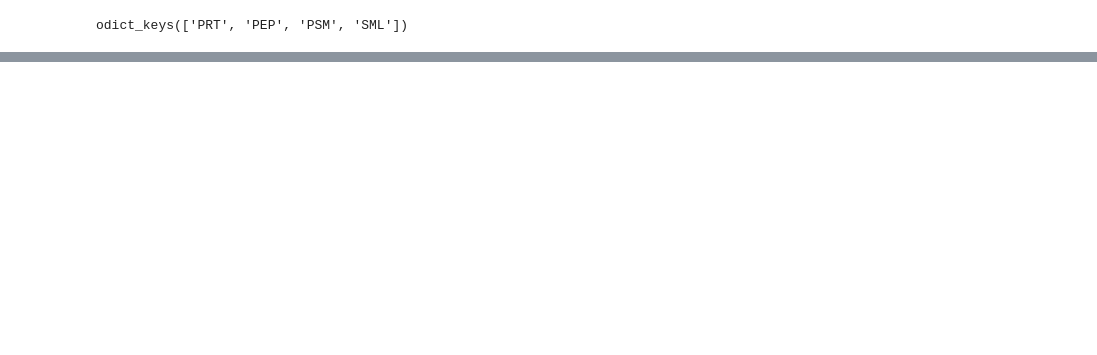
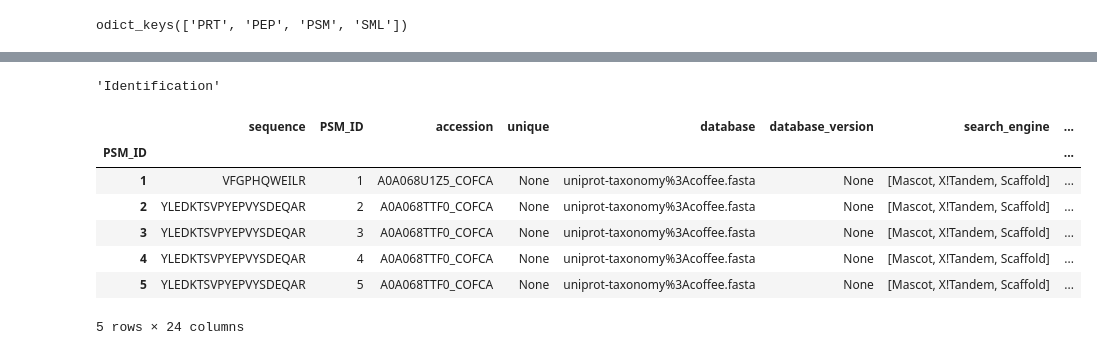
Before and after one commit to tiagocabralborelli/lncRNA, a Jupyter notebook: studies/mztab_study.ipynb, the cells around one changed output, grey strips where cells are left out. Drawn from its saved outputs; the diff is of its cells as text; code cells hidden in the pictures; blank space fills up the shorter version.

```diff
--- a/studies/mztab_study.ipynb
+++ b/studies/mztab_study.ipynb
@@ -28,3 +30,3 @@ from pyteomics import mztab
 # %%
-mztab = mztab.MzTab("/home/tiagoborelli/Documentos/lncRNA/coffie/generated/2experimentos.pride.mztab")
+coffie = mztab.MzTab("/home/tiagoborelli/Documentos/lncRNA/coffie/generated/2experimentos.pride.mztab")
 # %%
@@ -100,0 +36,15 @@ mztab.protein_table[['accession', 'description', 'taxid', 'species', 'database',
+# %%
+coffie.metadata["mzTab-type"]
+# %% [output]
+'Identification'
+# %%
+coffie["PSM"].head()
+# %% [output]
+|  | sequence | PSM_ID | accession | unique | database | database_version | search_engine | ... |
+| PSM_ID |  |  |  |  |  |  |  | ... |
+| 1 | VFGPHQWEILR | 1 | A0A068U1Z5_COFCA | None | uniprot-taxonomy%3Acoffee.fasta | None | [Mascot, X!Tandem, Scaffold] | ... |
+| 2 | YLEDKTSVPYEPVYSDEQAR | 2 | A0A068TTF0_COFCA | None | uniprot-taxonomy%3Acoffee.fasta | None | [Mascot, X!Tandem, Scaffold] | ... |
+| 3 | YLEDKTSVPYEPVYSDEQAR | 3 | A0A068TTF0_COFCA | None | uniprot-taxonomy%3Acoffee.fasta | None | [Mascot, X!Tandem, Scaffold] | ... |
+| 4 | YLEDKTSVPYEPVYSDEQAR | 4 | A0A068TTF0_COFCA | None | uniprot-taxonomy%3Acoffee.fasta | None | [Mascot, X!Tandem, Scaffold] | ... |
+| 5 | YLEDKTSVPYEPVYSDEQAR | 5 | A0A068TTF0_COFCA | None | uniprot-taxonomy%3Acoffee.fasta | None | [Mascot, X!Tandem, Scaffold] | ... |
+5 rows × 24 columns
```
Also changed, not shown: parts of 18 cells of this notebook, 3 other files.
